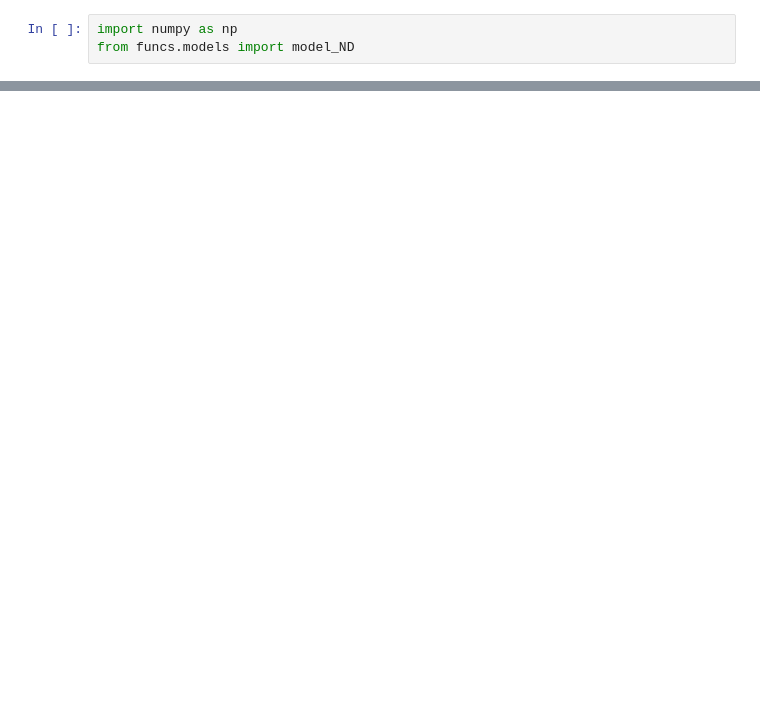
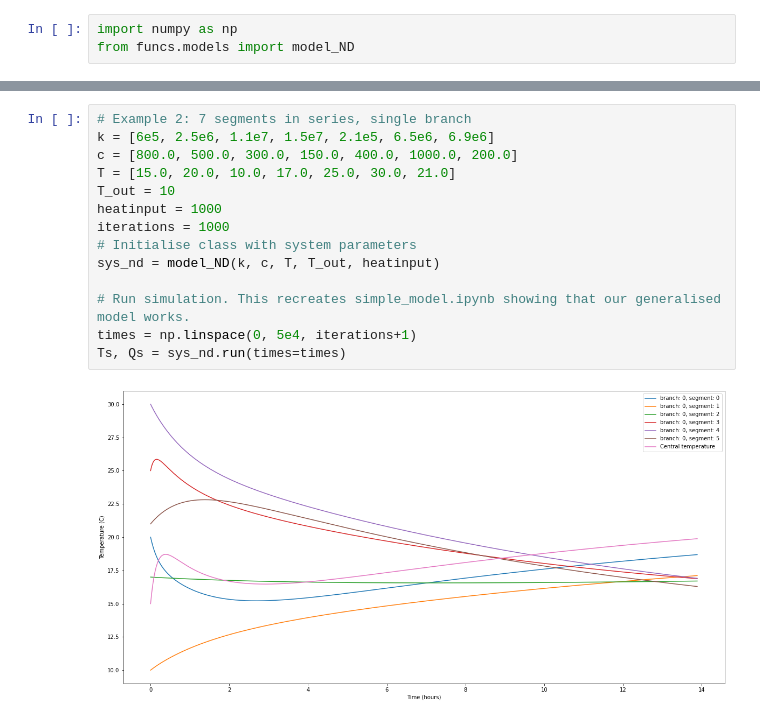
Before and after one commit to harry-rendell/building_simulation, a Jupyter notebook: general_NDmodel.ipynb, the cells around one changed output, grey strips where cells are left out. Saved outputs shown, nothing was run; the diff lists cells and outputs as text; blank space fills up the shorter version.

```diff
--- a/general_NDmodel.ipynb
+++ b/general_NDmodel.ipynb
@@ -10 +26,17 @@ This model has a few assumptions:
+# %%
+# Example 2: 7 segments in series, single branch
+k = [6e5, 2.5e6, 1.1e7, 1.5e7, 2.1e5, 6.5e6, 6.9e6]
+c = [800.0, 500.0, 300.0, 150.0, 400.0, 1000.0, 200.0]
+T = [15.0, 20.0, 10.0, 17.0, 25.0, 30.0, 21.0]
+T_out = 10
+heatinput = 1000
+iterations = 1000
+# Initialise class with system parameters
+sys_nd = model_ND(k, c, T, T_out, heatinput)
+
+# Run simulation. This recreates simple_model.ipynb showing that our generalised model works.
+times = np.linspace(0, 5e4, iterations+1)
+Ts, Qs = sys_nd.run(times=times)
+# %% [output]
+[figure, added]
 # %%
```
Also changed, not shown: parts of 4 cells of this notebook, 1 other file.
